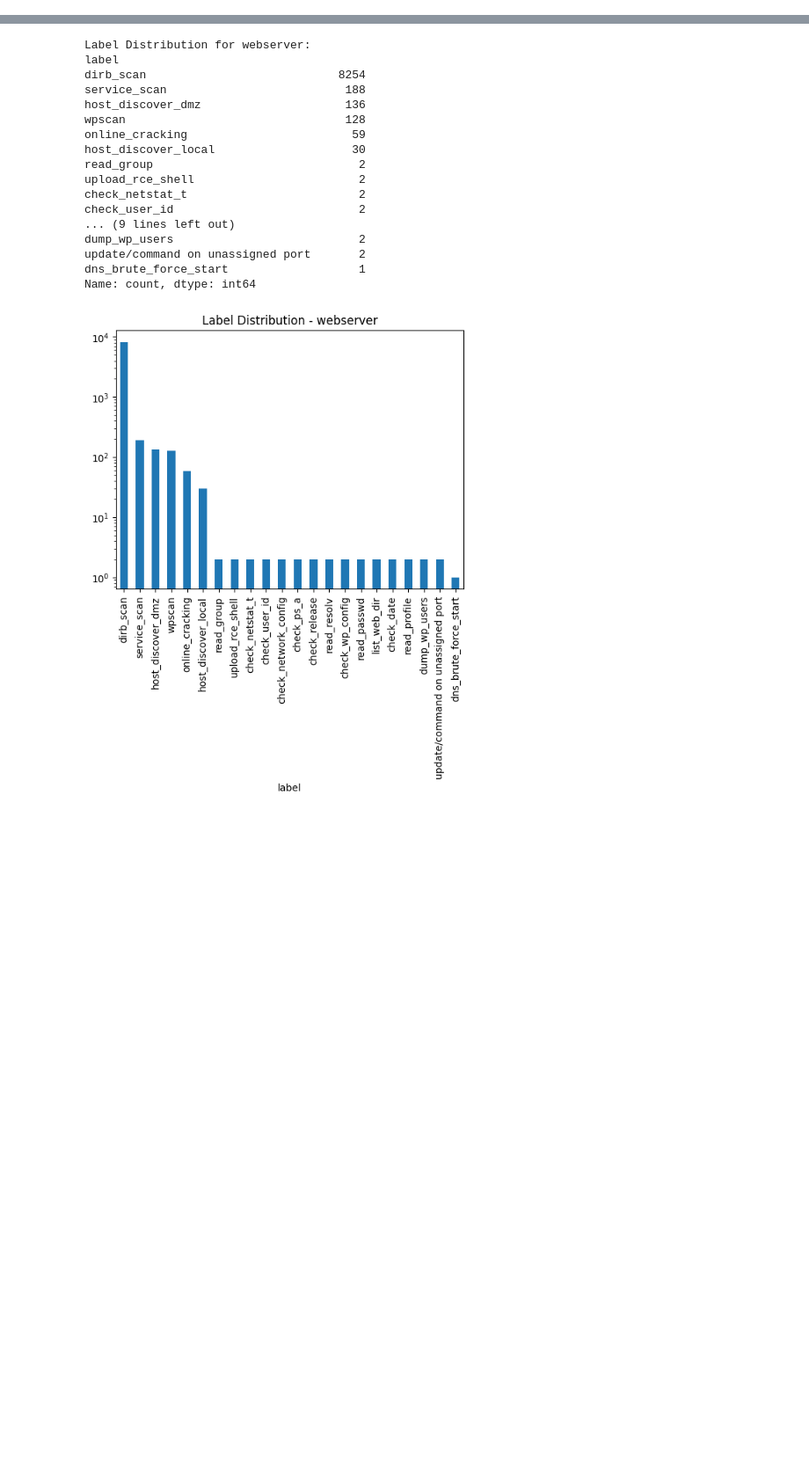
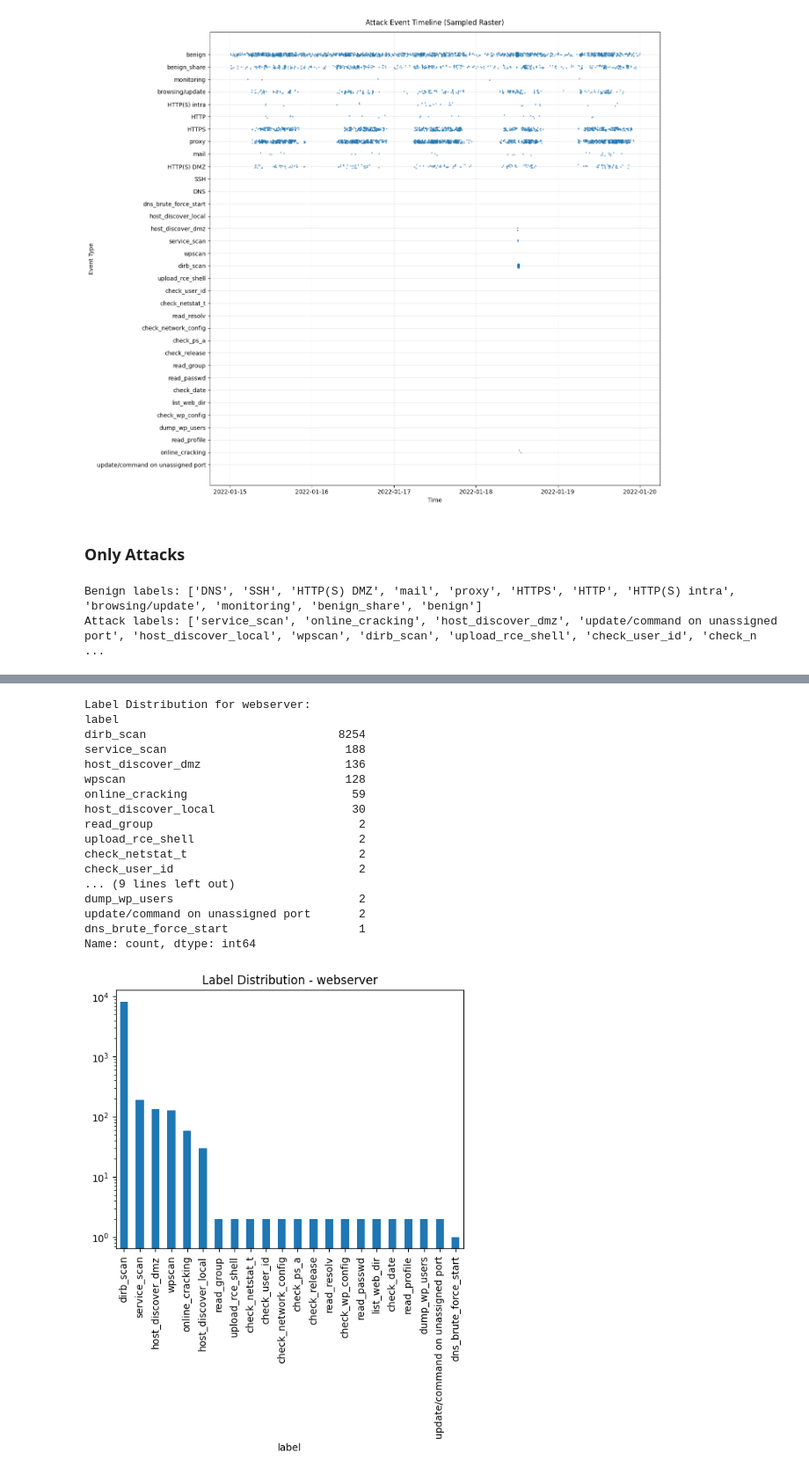
Before and after one commit to sofiaburkow/DeepChronos, a Jupyter notebook: notebooks/ait_analysis.ipynb, the cells around one changed output, grey strips where cells are left out. Shown at 88% size. Cells and saved outputs as stored; diff of their text form; code cells hidden in the pictures; blank space fills up the shorter version.

```diff
--- a/notebooks/ait_analysis.ipynb
+++ b/notebooks/ait_analysis.ipynb
@@ -319,0 +168,10 @@ plot_event_raster(df_attack, order_attack, True)
+# %%
+# Remove duplicates by keeping only one entry per flow hash and sensor host
+df_sim_no_duplicates = (
+    df_sim
+    .drop_duplicates(subset=["flow_hash", "sensor_host"])
+    .drop(columns=["flow_hash", "start_time_match", "end_time_match"])
+)
+
+print("Original dataset shape:", df_sim.shape)
+print("Final dataset shape:", df_sim_no_duplicates.shape)
@@ -319,0 +227,2 @@ plot_event_raster(df_attack, order_attack, True)
+# %%
+df = df_sim_no_duplicates.copy()
@@ -319,0 +283,4 @@ plot_event_raster(df_attack, order_attack, True)
+# %%
+all_labels = list(netflows_labels)
+all_labels.append("benign")
+print("All labels (netflows + benign):", all_labels)
@@ -319,0 +289,9 @@ plot_event_raster(df_attack, order_attack, True)
+# %%
+phase_bounds_sim = (
+    df[df['label'].isin(all_labels)]
+    .groupby('label')['start_time_dt']
+    .agg(['min', 'max'])
+    .sort_values('min')
+)
+
+phase_bounds_sim
@@ -319,0 +317,15 @@ plot_event_raster(df_attack, order_attack, True)
+# %%
+order_sim = phase_bounds_sim.index.tolist()
+plot_event_raster(df_sim, order_sim)
+# %% [output]
+[figure, added]
+# %% [markdown]
+### Only Attacks
+# %%
+benign_labels = ["DNS", "SSH", "HTTP(S) DMZ", "mail", "proxy", "HTTPS", "HTTP", "HTTP(S) intra", "browsing/update", "monitoring", "benign_share", "benign"]
+attack_labels = [lbl for lbl in all_labels if lbl not in benign_labels]
+print("Benign labels:", benign_labels)
+print("Attack labels:", attack_labels)
+# %% [output]
+Benign labels: ['DNS', 'SSH', 'HTTP(S) DMZ', 'mail', 'proxy', 'HTTPS', 'HTTP', 'HTTP(S) intra', 'browsing/update', 'monitoring', 'benign_share', 'benign']
+Attack labels: ['service_scan', 'online_cracking', 'host_discover_dmz', 'update/command on unassigned port', 'host_discover_local', 'wpscan', 'dirb_scan', 'upload_rce_shell', 'check_user_id', 'check_n ...
```
Also changed, not shown: parts of 71 cells of this notebook.
